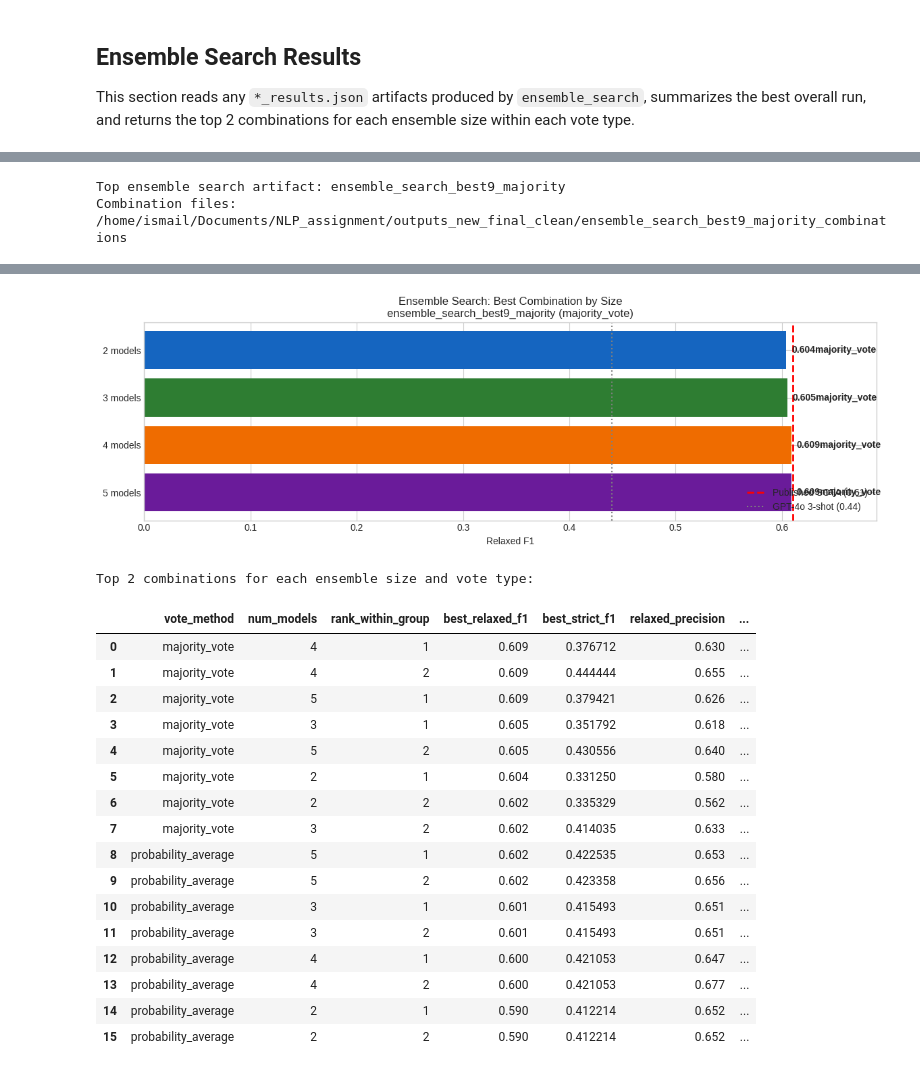
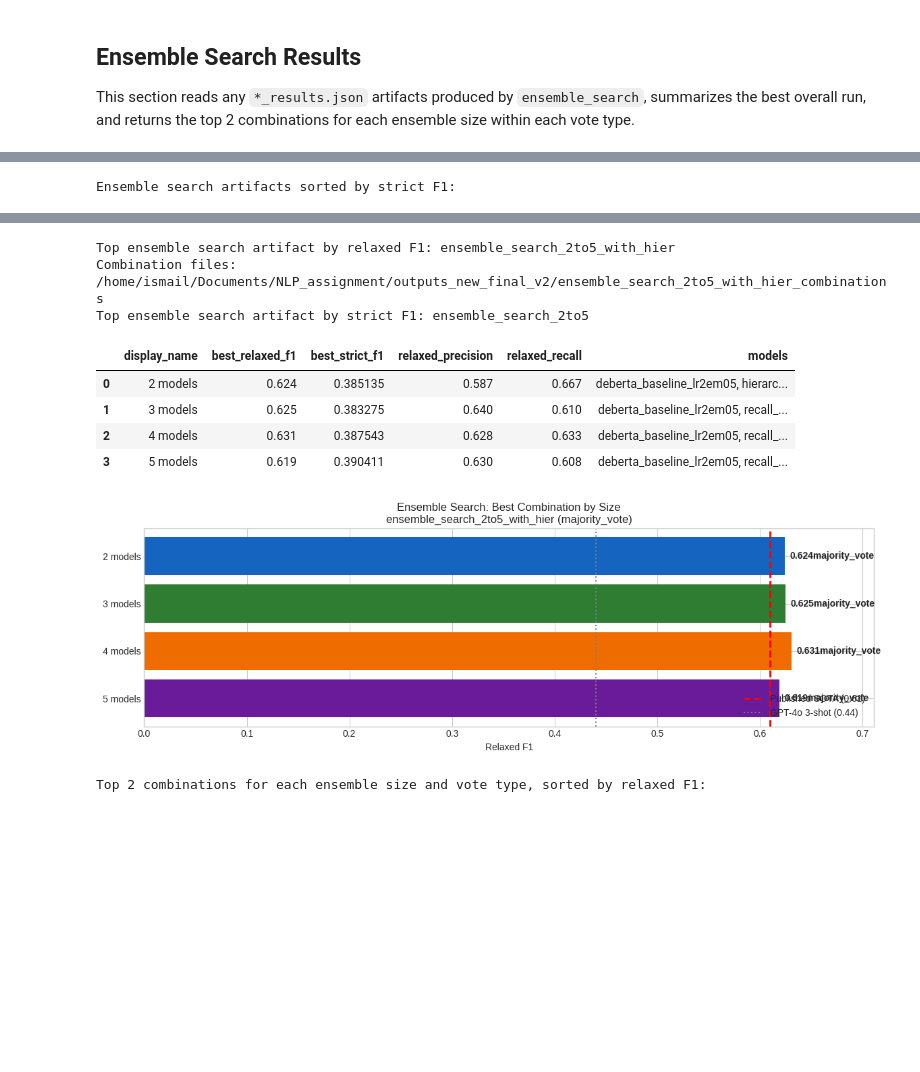
Before and after one commit to NerdToMars/NLP_assignment, a Jupyter notebook: results_and_ablation_clean.ipynb, the cells around one changed output, grey strips where cells are left out. Drawn from its saved outputs; the diff is of its cells as text; code cells hidden in the pictures; blank space fills up the shorter version.

```diff
--- a/results_and_ablation_clean.ipynb
+++ b/results_and_ablation_clean.ipynb
@@ -384,8 +430,13 @@ def plot_learning_curves(best_rows, logs_by_experiment, families, title):
 This section reads the learning-rate sweep summaries, per-epoch training logs, and saved top-k checkpoint metadata from the selected output directory.
 # %%
 run_rows, logs_by_experiment, log_rows, sweep_rows, topk_rows = merge_run_rows(OUTPUT_DIR)
+soup_rows, best_soup_rows = load_model_soup_rows(OUTPUT_DIR)
 ensemble_rows, ensemble_best_by_size_rows, ensemble_top_two_rows = load_ensemble_search_rows(OUTPUT_DIR)
 best_rows = best_by_family(run_rows)
+best_rows_strict = best_by_family(run_rows, metric_key='best_strict_f1')
+best_soup_rows_strict = best_by_group(soup_rows, 'model_type', metric_key='best_strict_f1')
+ensemble_rows_relaxed = sort_rows_by_metric(ensemble_rows, 'best_overall_relaxed_f1')
+ensemble_rows_strict = sort_rows_by_metric(ensemble_rows, 'best_overall_strict_f1')
 
 sweep_summary_files = len(list(OUTPUT_DIR.glob('*_lr_sweep.json')))
 log_files = len(list(OUTPUT_DIR.glob('*_log.json')))
@@ -396,6 +447,7 @@ overview = [
     {'artifact': 'Concrete sweep runs', 'count': len(run_rows)},
     {'artifact': 'Per-run training logs', 'count': log_files},
     {'artifact': 'Top-k checkpoint summaries', 'count': topk_summary_files},
+    {'artifact': 'Model soup result files', 'count': len(soup_rows)},
     {'artifact': 'Ensemble search result files', 'count': len(ensemble_rows)},
     {'artifact': 'Best run families available', 'count': len(best_rows)},
 ]
@@ -627,8 +775,9 @@ Suggested sources for model soup / ensemble search:
 This section reads any `*_results.json` artifacts produced by `ensemble_search`, summarizes the best overall run, and returns the top 2 combinations for each ensemble size within each vote type.
 # %%
 if ensemble_rows:
+    print('Ensemble search artifacts sorted by relaxed F1:')
     display_rows(
-        ensemble_rows,
+        ensemble_rows_relaxed,
         columns=[
             'experiment_name',
             'vote_method',
@@ -640,9 +789,25 @@ if ensemble_rows:
         ],
     )
 
-    best_ensemble_run = ensemble_rows[0]
-    print(f"Top ensemble search artifact: {best_ensemble_run['experiment_name']}")
+    print('\nEnsemble search artifacts sorted by strict F1:')
+    display_rows(
+        ensemble_rows_strict,
+        columns=[
+            'experiment_name',
+            'vote_method',
+            'candidate_count',
+            'total_combinations',
+            'best_overall_relaxed_f1',
+            'best_overall_strict_f1',
+            'best_overall_models',
+        ],
+    )
+
+    best_ensemble_run = ensemble_rows_relaxed[0]
+    best_ensemble_run_strict = ensemble_rows_strict[0]
+    print(f"\nTop ensemble search artifact by relaxed F1: {best_ensemble_run['experiment_name']}")
     print(f"Combination files: {best_ensemble_run.get('combination_results_dir') or 'not saved'}")
+    print(f"Top ensemble search artifact by strict F1: {best_ensemble_run_strict['experiment_name']}")
 
     selected_ensemble_rows = [
         row for row in ensemble_best_by_size_rows
@@ -666,7 +831,7 @@ if ensemble_rows:
         add_reference_lines=True,
     )
 
-    print('\nTop 2 combinations for each ensemble size and vote type:')
+    print('\nTop 2 combinations for each ensemble size and vote type, sorted by relaxed F1:')
     display_rows(
         ensemble_top_two_rows,
         columns=[
@@ -682,6 +847,23 @@ if ensemble_rows:
         ],
         sort_by='best_relaxed_f1',
     )
+
+    print('\nTop 2 combinations for each ensemble size and vote type, sorted by strict F1:')
+    display_rows(
+        ensemble_top_two_rows,
+        columns=[
+            'vote_method',
+            'num_models',
+            'rank_within_group',
+            'best_relaxed_f1',
+            'best_strict_f1',
+            'relaxed_precision',
+            'relaxed_recall',
+            'ensemble_experiment_name',
+            'models',
+        ],
+        sort_by='best_strict_f1',
+    )
 else:
     print('No ensemble search artifacts found in OUTPUT_DIR.')
 # %% [output]
@@ -692,2 +875 @@ else:
-Top ensemble search artifact: ensemble_search_best9_majority
-Combination files: /home/ismail/Documents/NLP_assignment/outputs_new_final_clean/ensemble_search_best9_majority_combinations
+Ensemble search artifacts sorted by strict F1:
@@ -699,19 +880,10 @@ Combination files: /home/ismail/Documents/NLP_assignment/outputs_new_final_clean
+Top ensemble search artifact by relaxed F1: ensemble_search_2to5_with_hier
+Combination files: /home/ismail/Documents/NLP_assignment/outputs_new_final_v2/ensemble_search_2to5_with_hier_combinations
+Top ensemble search artifact by strict F1: ensemble_search_2to5
+|  | display_name | best_relaxed_f1 | best_strict_f1 | relaxed_precision | relaxed_recall | models |
+| 0 | 2 models | 0.624 | 0.385135 | 0.587 | 0.667 | deberta_baseline_lr2em05, hierarc... |
+| 1 | 3 models | 0.625 | 0.383275 | 0.640 | 0.610 | deberta_baseline_lr2em05, recall_... |
+| 2 | 4 models | 0.631 | 0.387543 | 0.628 | 0.633 | deberta_baseline_lr2em05, recall_... |
+| 3 | 5 models | 0.619 | 0.390411 | 0.630 | 0.608 | deberta_baseline_lr2em05, recall_... |
-[figure, old version]
+[figure, new version]
-Top 2 combinations for each ensemble size and vote type:
-|  | vote_method | num_models | rank_within_group | best_relaxed_f1 | best_strict_f1 | relaxed_precision | ... |
-| 0 | majority_vote | 4 | 1 | 0.609 | 0.376712 | 0.630 | ... |
-| 1 | majority_vote | 4 | 2 | 0.609 | 0.444444 | 0.655 | ... |
-| 2 | majority_vote | 5 | 1 | 0.609 | 0.379421 | 0.626 | ... |
-| 3 | majority_vote | 3 | 1 | 0.605 | 0.351792 | 0.618 | ... |
-| 4 | majority_vote | 5 | 2 | 0.605 | 0.430556 | 0.640 | ... |
-| 5 | majority_vote | 2 | 1 | 0.604 | 0.331250 | 0.580 | ... |
-| 6 | majority_vote | 2 | 2 | 0.602 | 0.335329 | 0.562 | ... |
-| 7 | majority_vote | 3 | 2 | 0.602 | 0.414035 | 0.633 | ... |
-| 8 | probability_average | 5 | 1 | 0.602 | 0.422535 | 0.653 | ... |
-| 9 | probability_average | 5 | 2 | 0.602 | 0.423358 | 0.656 | ... |
-| 10 | probability_average | 3 | 1 | 0.601 | 0.415493 | 0.651 | ... |
-| 11 | probability_average | 3 | 2 | 0.601 | 0.415493 | 0.651 | ... |
-| 12 | probability_average | 4 | 1 | 0.600 | 0.421053 | 0.647 | ... |
-| 13 | probability_average | 4 | 2 | 0.600 | 0.421053 | 0.677 | ... |
-| 14 | probability_average | 2 | 1 | 0.590 | 0.412214 | 0.652 | ... |
-| 15 | probability_average | 2 | 2 | 0.590 | 0.412214 | 0.652 | ... |
+Top 2 combinations for each ensemble size and vote type, sorted by relaxed F1:
```
Also changed, not shown: parts of 15 cells of this notebook, 20 other files.
